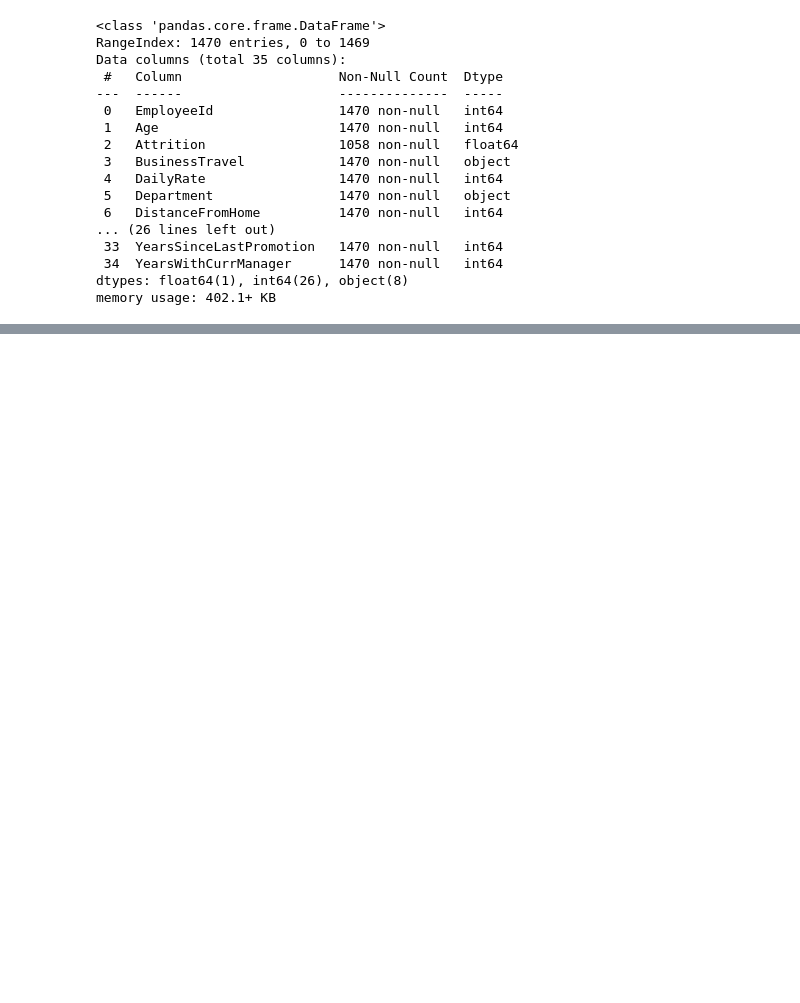
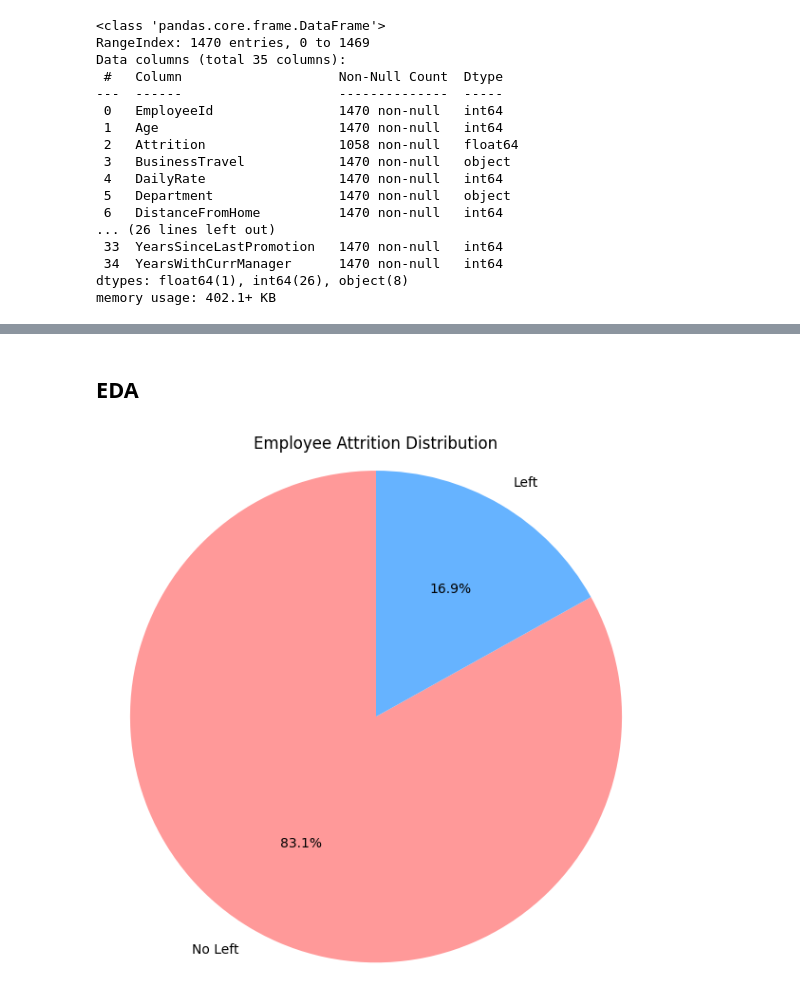
Before and after one commit to WildanFadhilNazaruddin/Understanding-and-Predicting-Employee-Turnover-at-Jaya-Jaya-Maju, a Jupyter notebook: model.ipynb, the cells around one changed output, grey strips where cells are left out. Saved outputs shown, nothing was run; the diff lists cells and outputs as text; code cells hidden in the pictures; blank space fills up the shorter version.

```diff
--- a/model.ipynb
+++ b/model.ipynb
@@ -61,0 +355,19 @@ print(unique_employee_ids)
+# %% [markdown]
+## EDA
+# %%
+# Membuat label attrition
+df['Attrition_Label'] = df['Attrition'].map({1.0: 'Left', 0.0: 'No Left'})
+
+# Hitung jumlah tiap kategori
+attrition_counts = df['Attrition_Label'].value_counts()
+
+# Pie chart
+plt.figure(figsize=(6,6))
+colors = ['#ff9999','#66b3ff']  # Warna untuk Left dan No Left
+plt.pie(attrition_counts, labels=attrition_counts.index, autopct='%1.1f%%', startangle=90, colors=colors)
+plt.title('Employee Attrition Distribution')
+plt.axis('equal')  # Supaya bentuknya bulat
+plt.tight_layout()
+plt.show()
+# %% [output]
+[figure, added]
```
Also changed, not shown: parts of 52 cells of this notebook.
